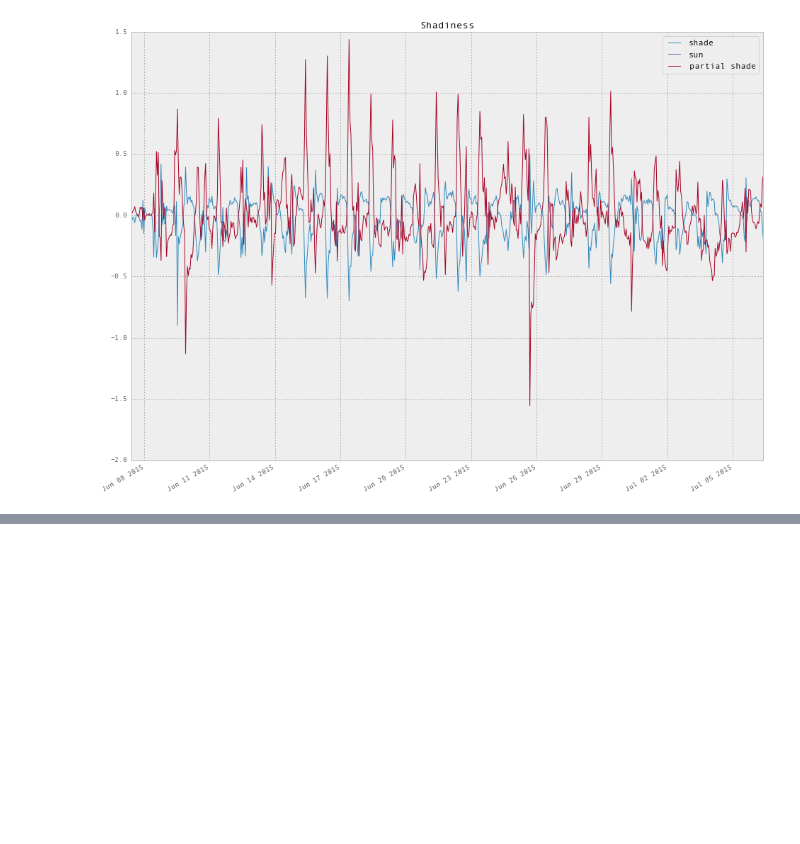
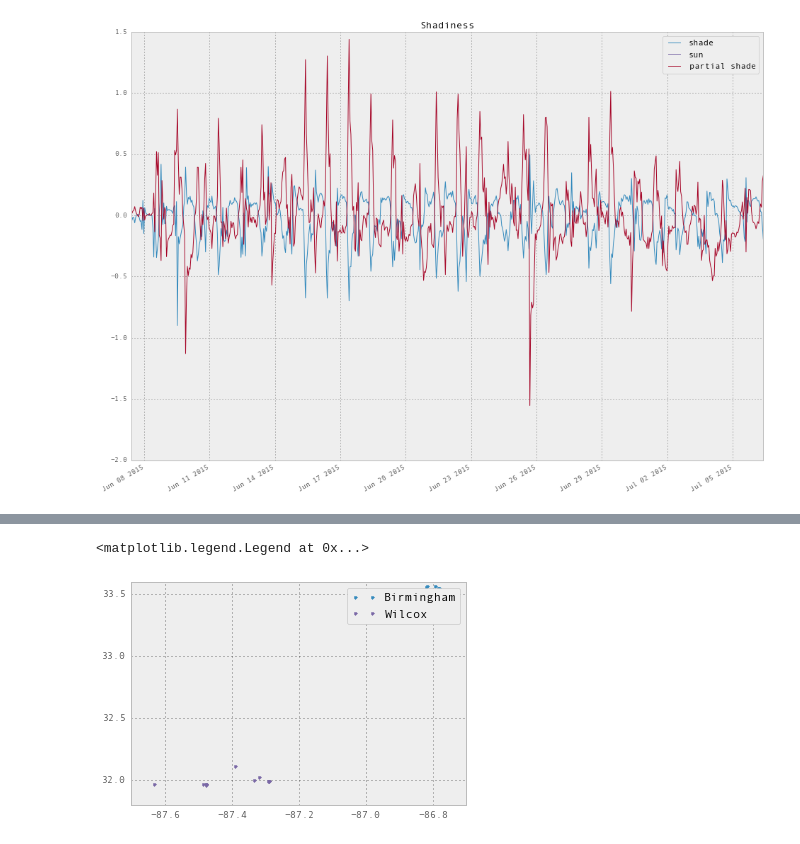
Before and after one commit to gottscott/cityheat, a Jupyter notebook: Bham/ibuttonimport.ipynb, the cells around one changed output, grey strips where cells are left out. Saved outputs shown, nothing was run; the diff lists cells and outputs as text; code cells hidden in the pictures; blank space fills up the shorter version.

```diff
--- a/Bham/ibuttonimport.ipynb
+++ b/Bham/ibuttonimport.ipynb
@@ -83,0 +141,7 @@ plt.show()
+# %%
+plt.plot(meta['location-Longitude'].values[Birmingham], meta['location-Latitude'].values[Birmingham], '.', label = 'Birmingham')
+plt.plot(meta['location-Longitude'].values[Wilcox], meta['location-Latitude'].values[Wilcox], '.', label = 'Wilcox')
+plt.legend()
+# %% [output]
+<matplotlib.legend.Legend at 0x...>
+[figure, added]
```
Also changed, not shown: parts of 13 cells of this notebook.
